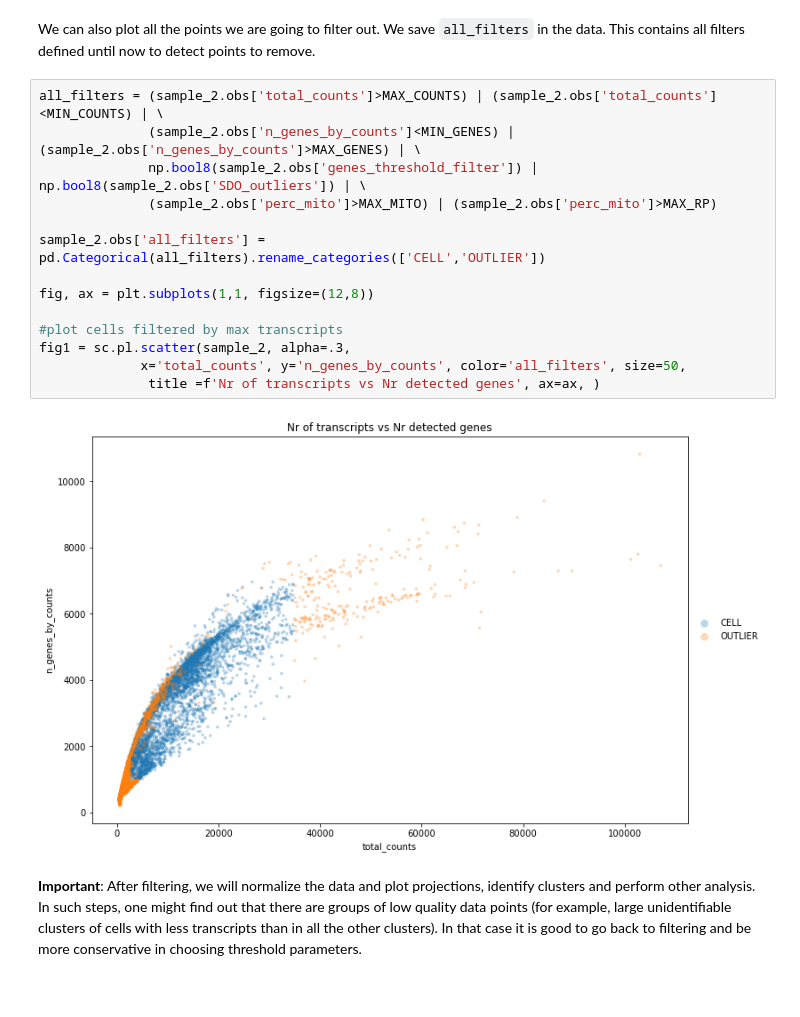
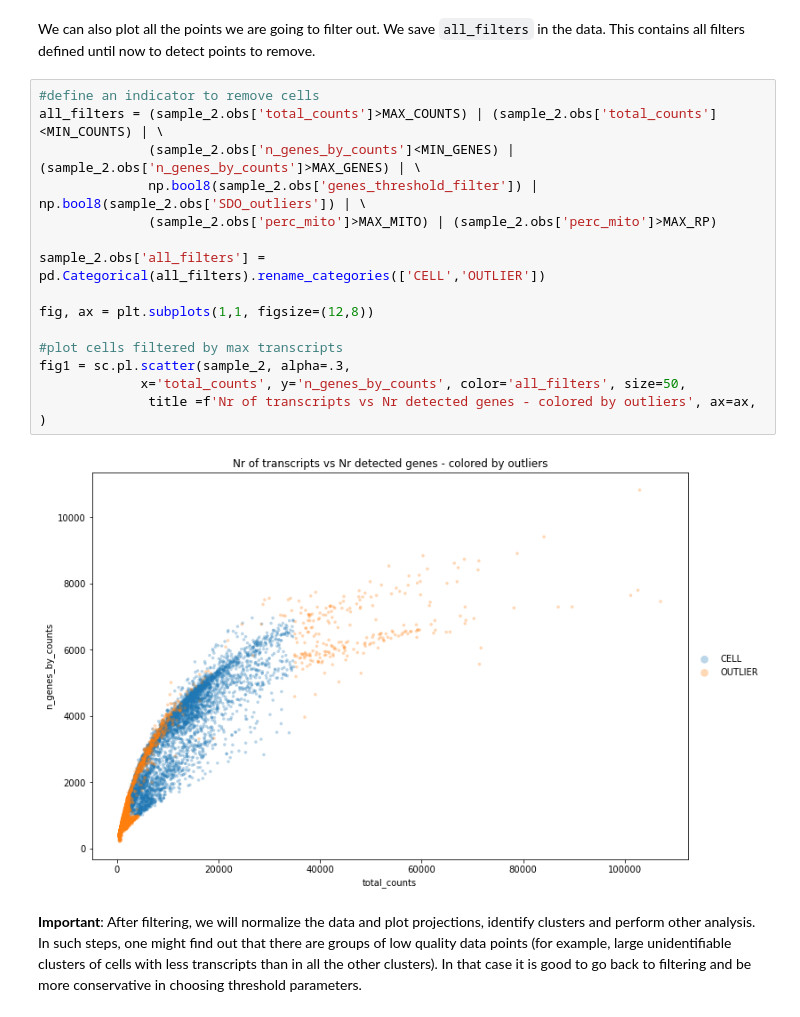
Before and after one commit to hds-sandbox/scRNASeq_course, a Jupyter notebook: Notebooks/Python/Part02_filtering_sample2.ipynb, the cells around one changed output. Saved outputs shown, nothing was run; the diff lists cells and outputs as text.

```diff
--- a/Notebooks/Python/Part02_filtering_sample2.ipynb
+++ b/Notebooks/Python/Part02_filtering_sample2.ipynb
@@ -282,21 +281,22 @@ MAX_RP = .3       #ribosomal percentage threshold
 # %% [markdown]
 We can also plot all the points we are going to filter out. We save `all_filters` in the data. This contains all filters defined until now to detect points to remove.
 # %%
+#define an indicator to remove cells
 all_filters = (sample_2.obs['total_counts']>MAX_COUNTS) | (sample_2.obs['total_counts']<MIN_COUNTS) | \
               (sample_2.obs['n_genes_by_counts']<MIN_GENES) | (sample_2.obs['n_genes_by_counts']>MAX_GENES) | \
               np.bool8(sample_2.obs['genes_threshold_filter']) | np.bool8(sample_2.obs['SDO_outliers']) | \
               (sample_2.obs['perc_mito']>MAX_MITO) | (sample_2.obs['perc_mito']>MAX_RP)
 
 sample_2.obs['all_filters'] = pd.Categorical(all_filters).rename_categories(['CELL','OUTLIER'])
 
 fig, ax = plt.subplots(1,1, figsize=(12,8))
 
 #plot cells filtered by max transcripts
 fig1 = sc.pl.scatter(sample_2, alpha=.3,
              x='total_counts', y='n_genes_by_counts', color='all_filters', size=50,
-              title =f'Nr of transcripts vs Nr detected genes', ax=ax, )
+              title =f'Nr of transcripts vs Nr detected genes - colored by outliers', ax=ax, )
 # %% [output]
-[figure, old version]
+[figure, new version]
 # %% [markdown]
 **Important**: After filtering, we will normalize the data and plot projections, identify clusters and perform other analysis. In such steps, one might find out that there are groups of low quality data points (for example, large unidentifiable clusters of cells with less transcripts than in all the other clusters). In that case it is good to go back to filtering and be more conservative in choosing threshold parameters.
 # %% [markdown]
```
Also changed, not shown: parts of 31 cells of this notebook.
